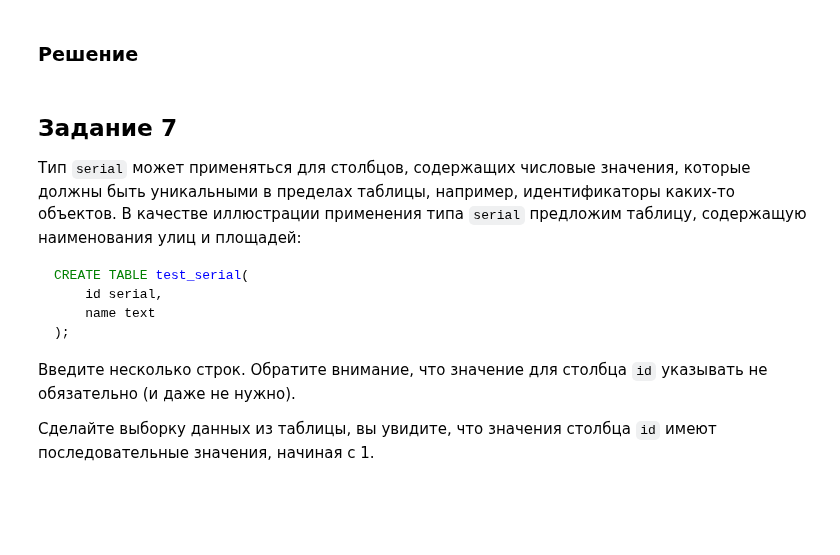
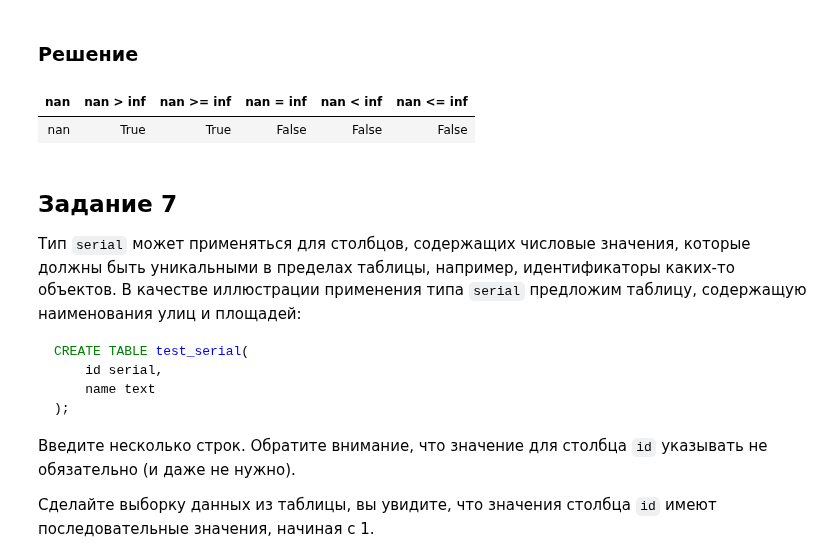
Before and after one commit to vowatchka/postgres_basic, a Jupyter notebook: practices/4_postgres_datatypes/sqlalchemy_2x_style.ipynb, the cells around one changed output. Cells and saved outputs as stored; diff of their text form; code cells hidden in the pictures; blank space fills up the shorter version.

```diff
--- a/practices/4_postgres_datatypes/sqlalchemy_2x_style.ipynb
+++ b/practices/4_postgres_datatypes/sqlalchemy_2x_style.ipynb
@@ -290,14 +303,20 @@ NaN
 # %% [markdown]
 ### Решение
 # %%
-%%sql
-SELECT
-    0 * 'inf'::real as "nan",
-    'nan'::real > 'inf'::real as "nan > inf",
-    'nan'::real >= 'inf'::real as "nan >= inf",
-    'nan'::real = 'inf'::real as "nan = inf",
-    'nan'::real < 'inf'::real as "nan < inf",
-    'nan'::real <= 'inf'::real as "nan <= inf"
+with Session() as session:
+    stmt = select(
+        (0 * cast("inf", Float)).label("nan"),
+        (cast("nan", Float) > cast("inf", Float)).label("nan > inf"),
+        (cast("nan", Float) >= cast("inf", Float)).label("nan >= inf"),
+        (cast("nan", Float) == cast("inf", Float)).label("nan = inf"),
+        (cast("nan", Float) < cast("inf", Float)).label("nan < inf"),
+        (cast("nan", Float) <= cast("inf", Float)).label("nan <= inf"),
+    )
+
+    sqlalchemy_table(session.execute(stmt))
+# %% [output]
+| nan | nan > inf | nan >= inf | nan = inf | nan < inf | nan <= inf |
+| nan | True | True | False | False | False |
 # %% [markdown]
 ## Задание 7
 
```
Also changed, not shown: parts of 4 cells of this notebook, 1 other file.
